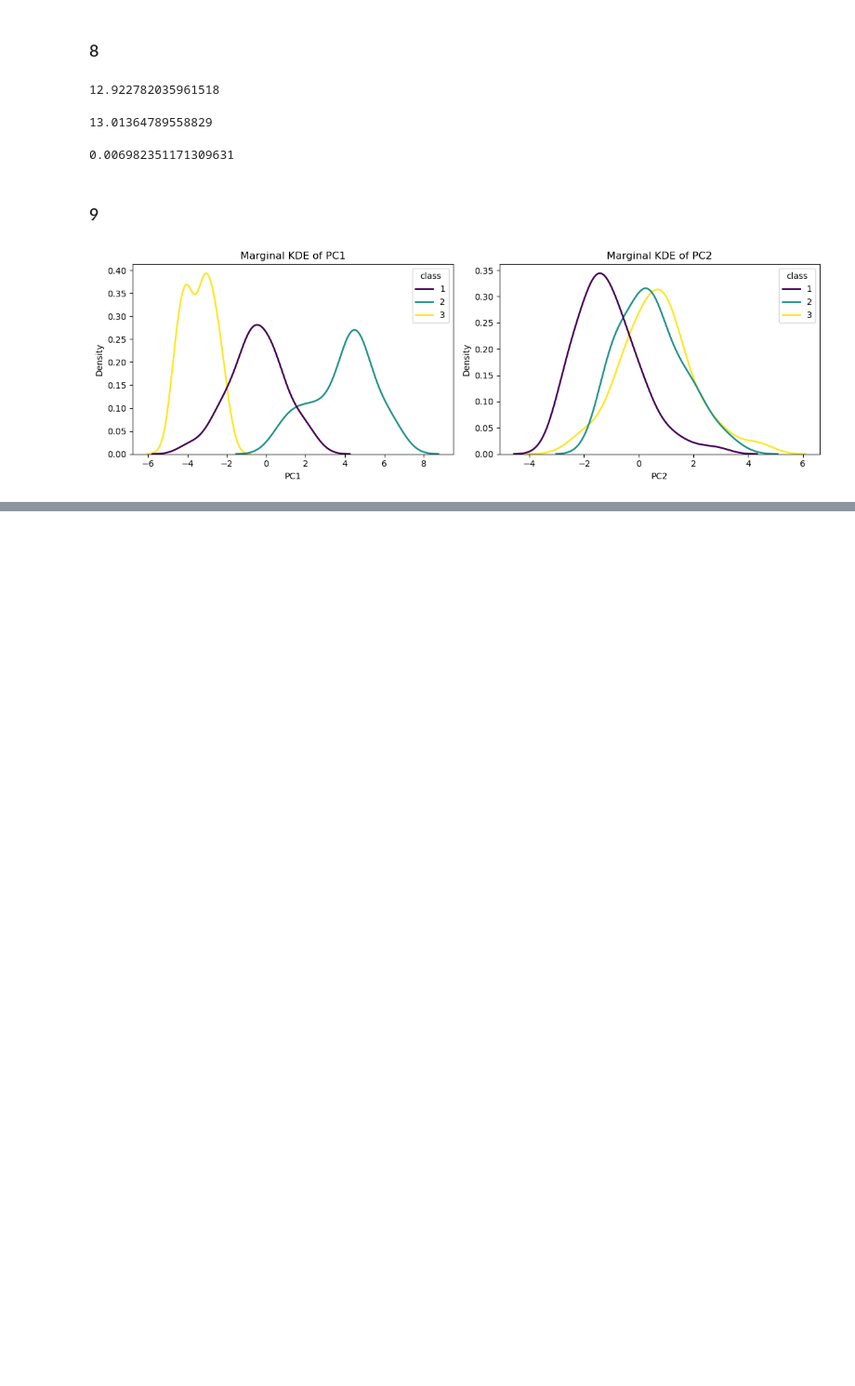
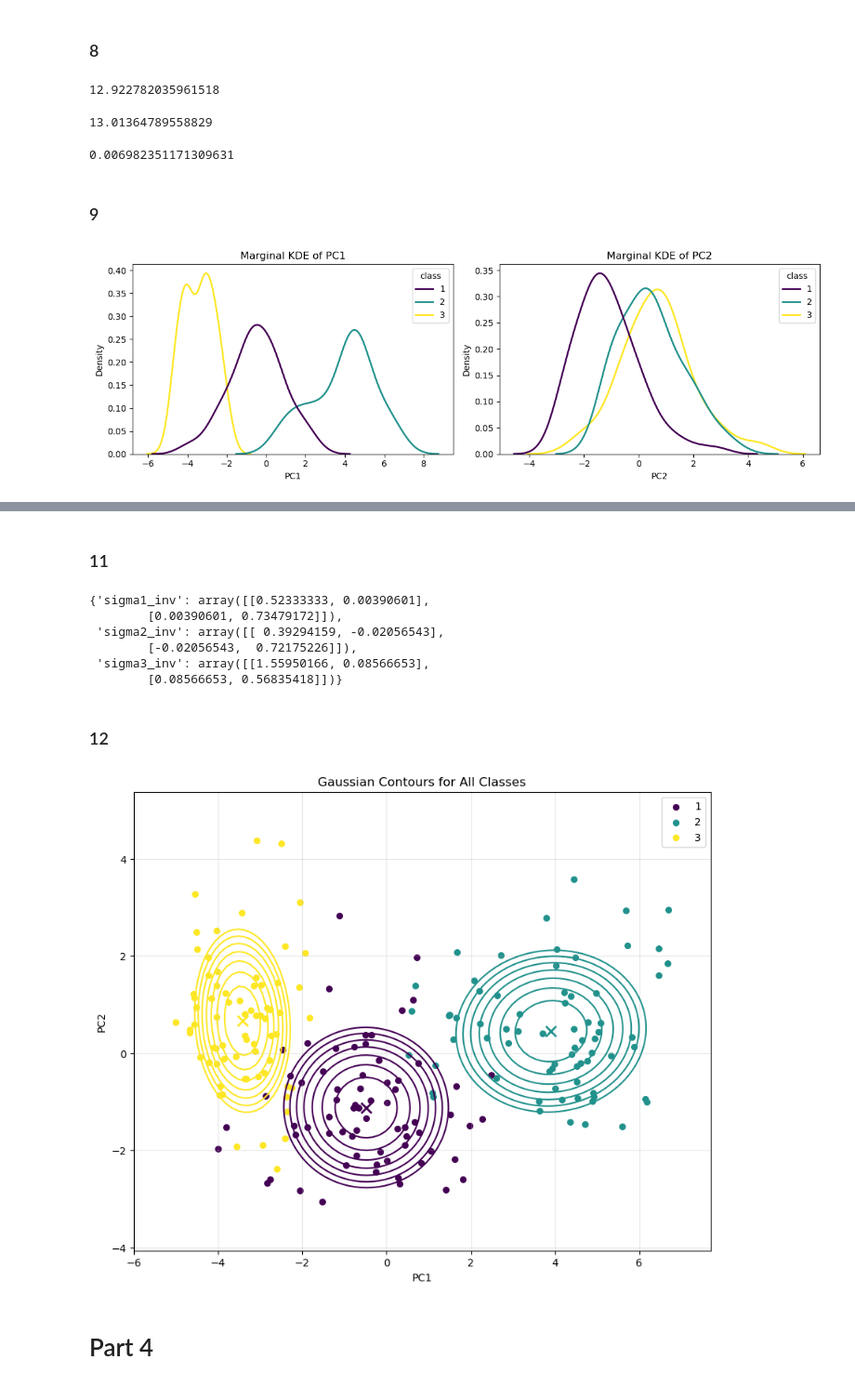
Before and after one commit to VahidTheOnly/SPR_4041, a Jupyter notebook: Coding/HW1/Codes/Answers.ipynb, the cells around one changed output, grey strips where cells are left out. Shown at 93% size. Cells and saved outputs as stored; diff of their text form; code cells hidden in the pictures; blank space fills up the shorter version.

Commit message:
Add Parts 3 & 4

```diff
--- a/Coding/HW1/Codes/Answers.ipynb
+++ b/Coding/HW1/Codes/Answers.ipynb
@@ -154,0 +171,9 @@ plt.show()
+# %%
+class_mu_sig = {}
+for i in Z_df['class'].unique():
+    class_data = Z_df[Z_df['class'] == i].iloc[:, :-1].values
+    mu, sigma = mean_cov(class_data)
+    class_mu_sig[i] = {'mu': mu, 'sigma': sigma}
+    print(f"Class {i}:")
+    print("Mean:", mu)
+    print("Covariance Matrix:", sigma)
@@ -154,0 +193,54 @@ plt.show()
+# %% [markdown]
+### 11
+# %%
+sigma_invs = {}
+for i in Z_df['class'].unique():
+    sig_inv = np.linalg.inv(class_mu_sig[i]['sigma'])
+    sigma_invs[f'sigma{i}_inv'] = sig_inv
+sigma_invs
+# %% [output]
+{'sigma1_inv': array([[0.52333333, 0.00390601],
+        [0.00390601, 0.73479172]]),
+ 'sigma2_inv': array([[ 0.39294159, -0.02056543],
+        [-0.02056543,  0.72175226]]),
+ 'sigma3_inv': array([[1.55950166, 0.08566653],
+        [0.08566653, 0.56835418]])}
+# %% [markdown]
+### 12
+# %%
+x1_min, x1_max = Z_df['PC1'].min() - 1, Z_df['PC1'].max() + 1
+x2_min, x2_max = Z_df['PC2'].min() - 1, Z_df['PC2'].max() + 1
+x1, x2 = np.meshgrid(np.linspace(x1_min, x1_max, 100),
+                     np.linspace(x2_min, x2_max, 100))
+grid = np.vstack([x1.ravel(), x2.ravel()]).T
+
+plt.figure(figsize=(10, 8))
+k_values = np.linspace(0, 1, 8)
+class_colors = plt.cm.viridis(np.linspace(0, 1, len(class_mu_sig)))
+
+for idx, (class_label, params) in enumerate(class_mu_sig.items()):
+    mu = params['mu']
+    sigma_inv = sigma_invs[f'sigma{class_label}_inv']
+
+    diff = grid - mu
+    dist = np.sum(diff @ sigma_inv * diff, axis=1).reshape(x1.shape)
+
+    base_color = class_colors[idx]
+    for k in k_values:
+        plt.contour(x1, x2, dist, levels=[k*2], colors=[base_color])
+
+    class_data = Z_df[Z_df['class'] == class_label]
+    plt.scatter(class_data['PC1'], class_data['PC2'],
+               c=[base_color], label=idx+1, s=30)
+    plt.scatter(mu[0], mu[1], c=[base_color], marker='x', s=100, linewidth=2)
+
+plt.title('Gaussian Contours for All Classes')
+plt.xlabel('PC1')
+plt.ylabel('PC2')
+plt.grid(True, alpha=0.3)
+plt.legend()
+plt.show()
+# %% [output]
+[figure, added]
+# %% [markdown]
+# Part 4
```
Also changed, not shown: parts of 15 cells of this notebook, 7 other files.
